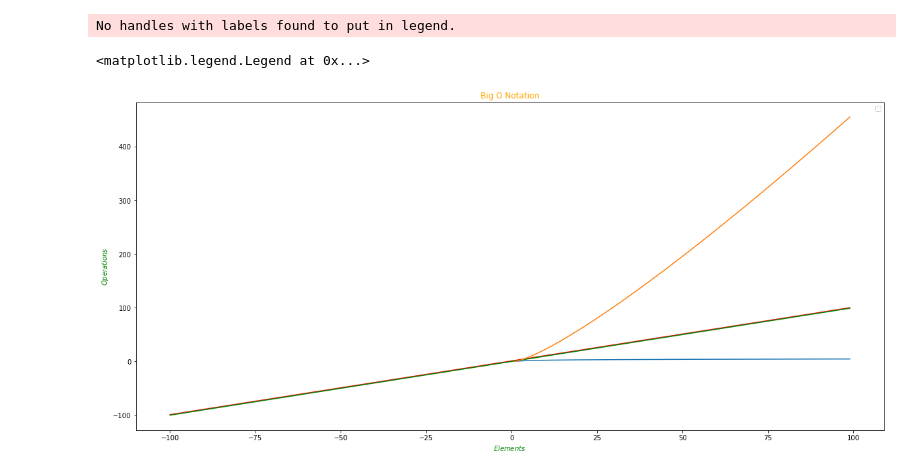
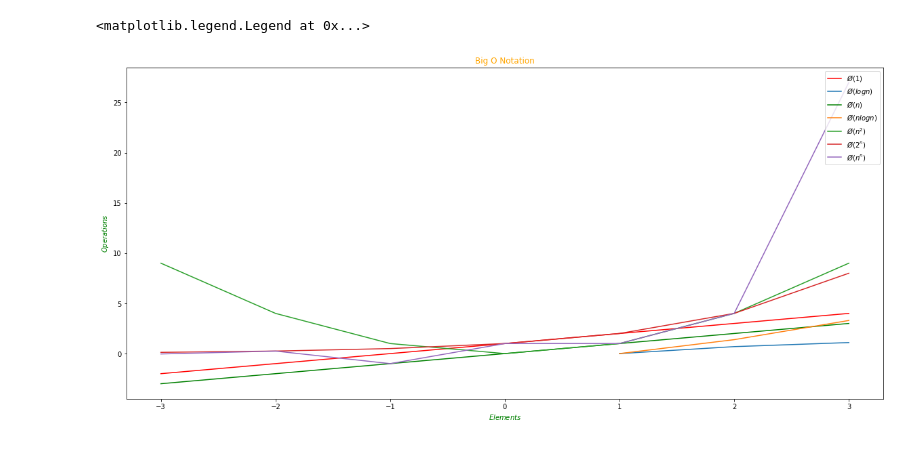
Before and after one commit to stephenkipkurui/numpy-pandas-visualization-exercises, a Jupyter notebook: big_o_notation.ipynb, the cells around one changed output. Cells and saved outputs as stored; diff of their text form; code cells hidden in the pictures.

Commit message:
Matplotlib Big-O Notations

```diff
--- a/big_o_notation.ipynb
+++ b/big_o_notation.ipynb
@@ -2,38 +2,45 @@
 import matplotlib.pyplot as plt
 import numpy as np
 # %%
-x = range(-100, 100)
+x = range(-3, 4)
 
 y1 = [n + 1  for n in x]
 
 y2 = [np.log(n) for n in x]
 
 y3 = [n for n in x]
 
 y4 = [(np.log(n) * n) for n in x]
 
-y5 = []
+y5 = [np.prod(n*n) for n in x]
 
+y6 = [2**n for n in x]
 
+#y7 = [n! for n in x]
+
+y8 = [n**n for n in x]
 
 
 
 plt.figure(figsize = (20, 9))
 
 y = [n for n in x ]
 
 
-plt.plot(x,y1, c='r')
-plt.plot(x, y2)
-plt.plot(x, y3, c='g')
-plt.plot(x, y4)
+plt.plot(x,y1, c='r', label='$\O(1)$')
+plt.plot(x, y2, label='$\O(log n)$')
+plt.plot(x, y3, c='g', label='$\O(n)$')
+plt.plot(x, y4, label='$\O(n log n)$')
+plt.plot(x, y5, label='$\O(n^2)$')
+plt.plot(x, y6, label='$\O(2^n)$')
+#plt.plot(x, y7, label='$\O(n!)$')
+plt.plot(x, y8, label='$\O(n^n)$')
 
 plt.title('Big O Notation', c='orange')
 plt.xlabel('$Elements$', c='g')
 plt.ylabel('$Operations$', c='g')
 
 plt.legend(loc='upper right')
 # %% [output]
-No handles with labels found to put in legend.
+<matplotlib.legend.Legend at 0x...>
-<matplotlib.legend.Legend at 0x...>
-[figure, old version]
+[figure, new version]
```
